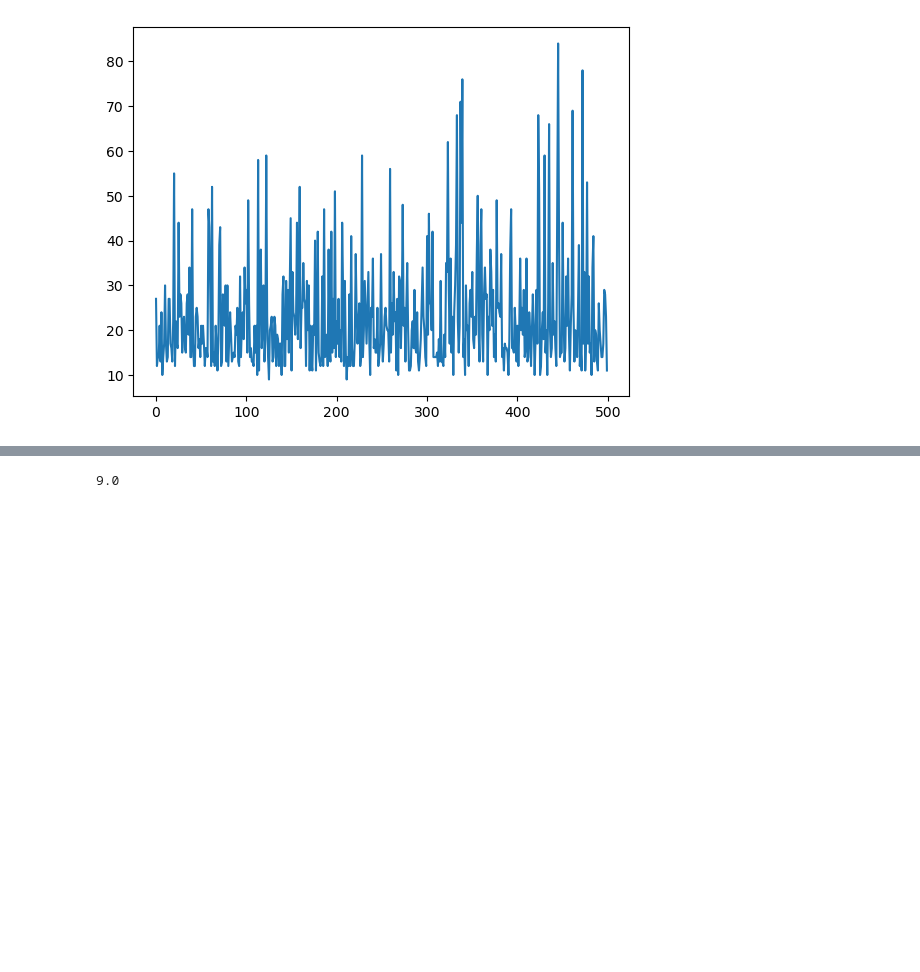
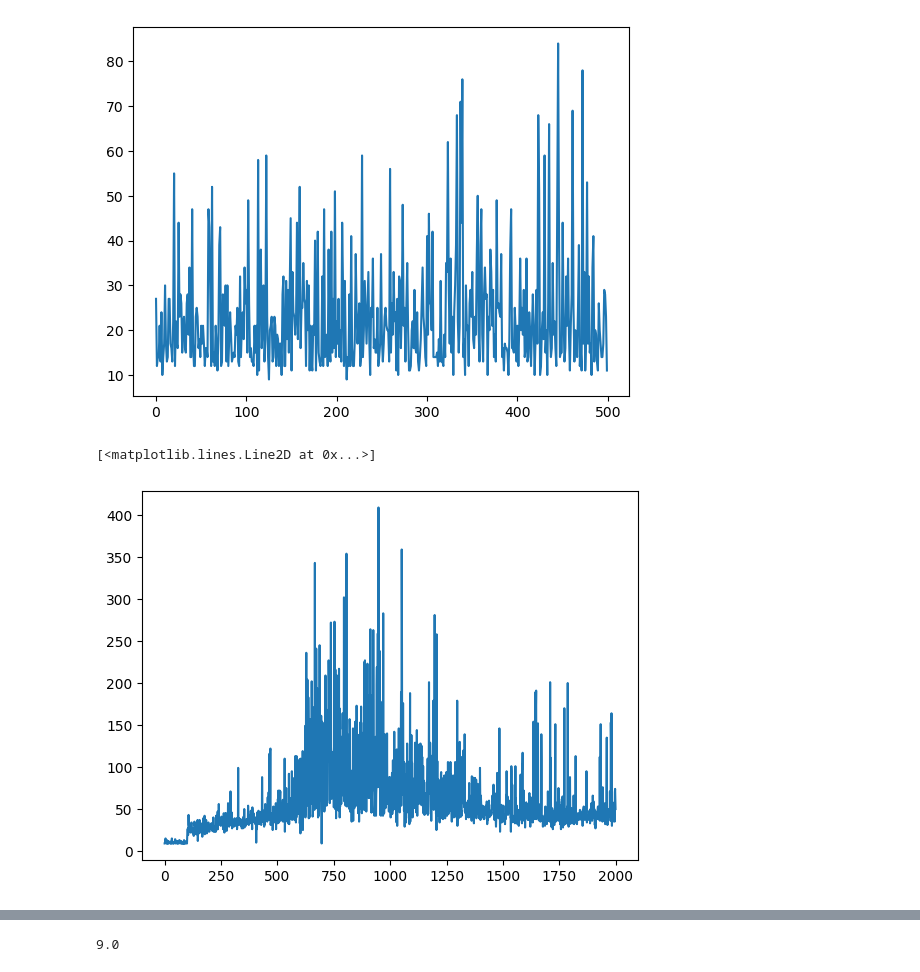
Before and after one commit to hamza-elhamdadi/RL-final-project, a Jupyter notebook: testing.ipynb, the cells around one changed output, grey strips where cells are left out. Drawn from its saved outputs; the diff is of its cells as text; code cells hidden in the pictures; blank space fills up the shorter version.

```diff
--- a/testing.ipynb
+++ b/testing.ipynb
@@ -14,3 +14,15 @@ plt.plot(range(len(Gs)), Gs)
 # %% [output]
 [<matplotlib.lines.Line2D at 0x...>]
 [figure]
+# %%
+cp = CartPole()
+# print(mc.s)
+alg = TrueOnlineSARSALambda(cp, M=10)
+
+Gs = alg.run()
+
+plt.clf()
+plt.plot(range(len(Gs)), Gs)
+# %% [output]
+[<matplotlib.lines.Line2D at 0x...>]
+[figure, added]
```
Also changed, not shown: parts of 1 cell of this notebook, 1 other file.
